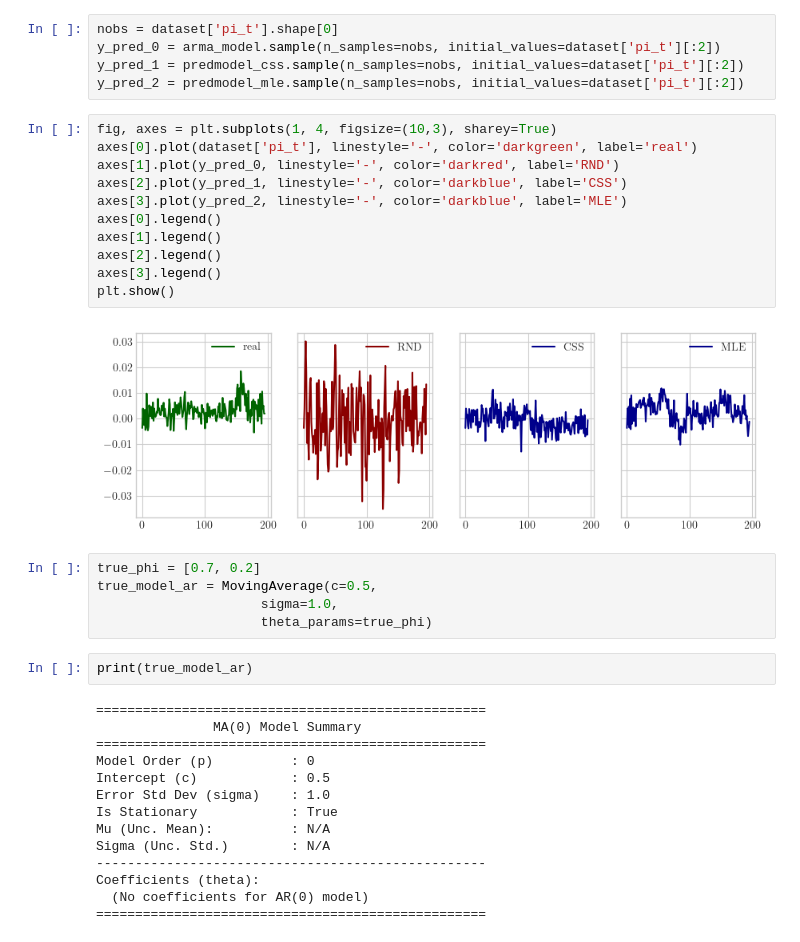
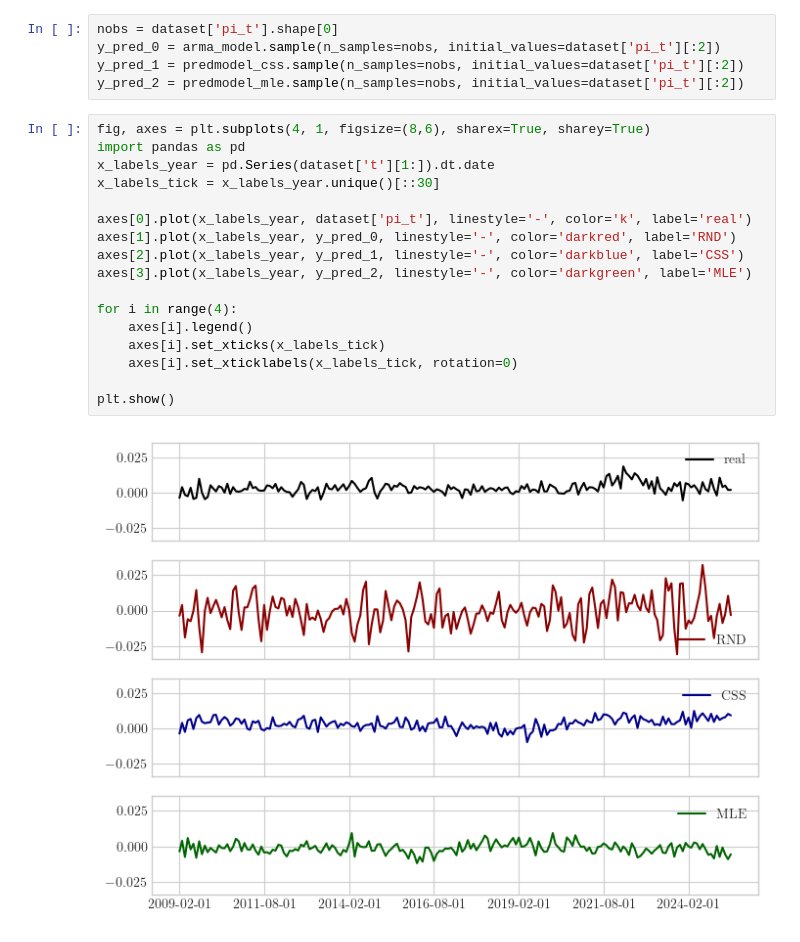
Before and after one commit to ensta630team/HW1---Python, a Jupyter notebook: presentation/notebooks/pregunta_3.ipynb, the cells around one changed output. Cells and saved outputs as stored; diff of their text form.

Commit message:
model selection still weird

```diff
--- a/presentation/notebooks/pregunta_3.ipynb
+++ b/presentation/notebooks/pregunta_3.ipynb
@@ -62,36 +210,21 @@ y_pred_0 = arma_model.sample(n_samples=nobs, initial_values=dataset['pi_t'][:2])
 y_pred_1 = predmodel_css.sample(n_samples=nobs, initial_values=dataset['pi_t'][:2])
 y_pred_2 = predmodel_mle.sample(n_samples=nobs, initial_values=dataset['pi_t'][:2])
 # %%
-fig, axes = plt.subplots(1, 4, figsize=(10,3), sharey=True)
-axes[0].plot(dataset['pi_t'], linestyle='-', color='darkgreen', label='real')
-axes[1].plot(y_pred_0, linestyle='-', color='darkred', label='RND')
-axes[2].plot(y_pred_1, linestyle='-', color='darkblue', label='CSS')
-axes[3].plot(y_pred_2, linestyle='-', color='darkblue', label='MLE')
-axes[0].legend()
-axes[1].legend()
-axes[2].legend()
-axes[3].legend()
+fig, axes = plt.subplots(4, 1, figsize=(8,6), sharex=True, sharey=True)
+import pandas as pd
+x_labels_year = pd.Series(dataset['t'][1:]).dt.date
+x_labels_tick = x_labels_year.unique()[::30]
+
+axes[0].plot(x_labels_year, dataset['pi_t'], linestyle='-', color='k', label='real')
+axes[1].plot(x_labels_year, y_pred_0, linestyle='-', color='darkred', label='RND')
+axes[2].plot(x_labels_year, y_pred_1, linestyle='-', color='darkblue', label='CSS')
+axes[3].plot(x_labels_year, y_pred_2, linestyle='-', color='darkgreen', label='MLE')
+
+for i in range(4):
+    axes[i].legend()
+    axes[i].set_xticks(x_labels_tick)
+    axes[i].set_xticklabels(x_labels_tick, rotation=0)
+
 plt.show()
 # %% [output]
-[figure, old version]
+[figure, new version]
-# %%
-true_phi = [0.7, 0.2]
-true_model_ar = MovingAverage(c=0.5,
-                     sigma=1.0,
-                     theta_params=true_phi)
-# %%
-print(true_model_ar)
-# %% [output]
-==================================================
-               MA(0) Model Summary
-==================================================
-Model Order (p)          : 0
-Intercept (c)            : 0.5
-Error Std Dev (sigma)    : 1.0
-Is Stationary            : True
-Mu (Unc. Mean):          : N/A
-Sigma (Unc. Std.)        : N/A
---------------------------------------------------
-Coefficients (theta):
-  (No coefficients for AR(0) model)
-==================================================
```
Also changed, not shown: parts of 23 cells of this notebook, 8 other files.
